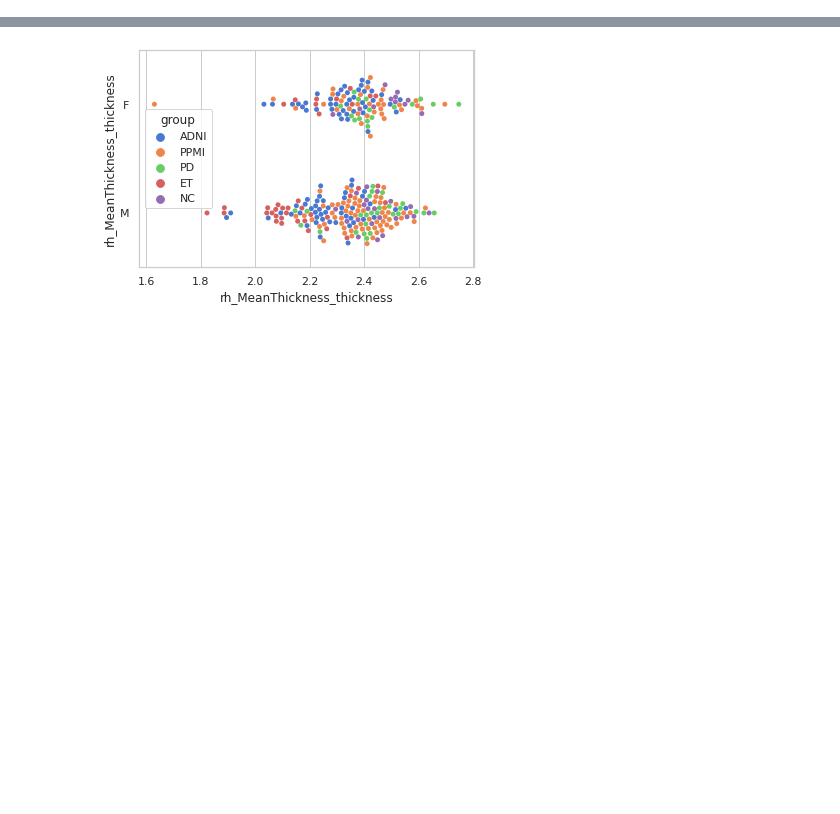
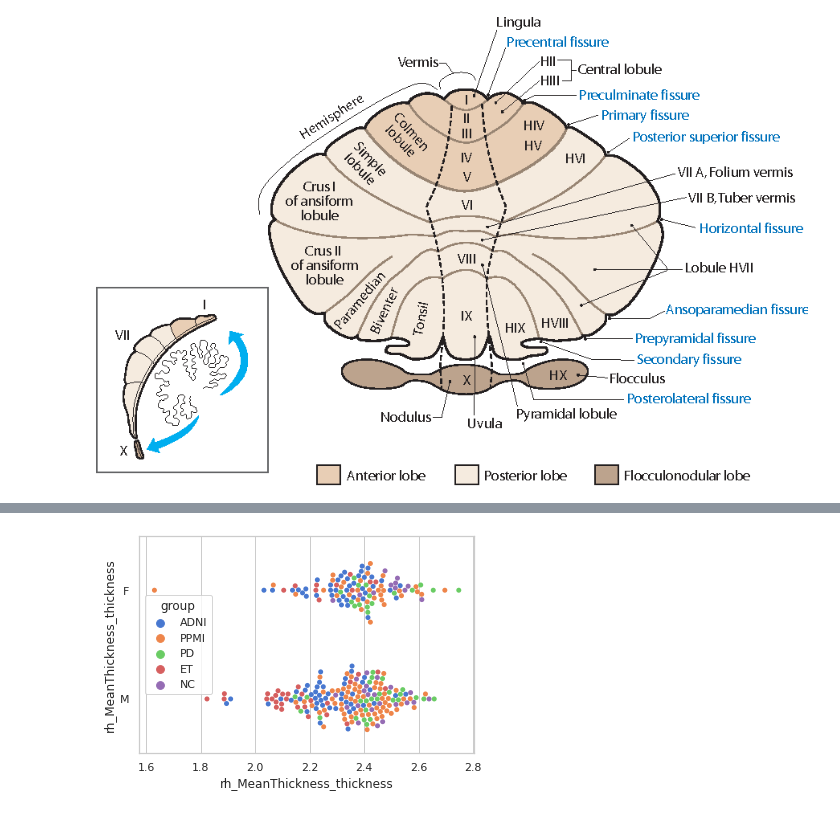
Before and after one commit to neurodatascience/ET_biomarker, a Jupyter notebook: stats/0_scratch.ipynb, the cells around one changed output, grey strips where cells are left out. Cells and saved outputs as stored; diff of their text form; code cells hidden in the pictures; blank space fills up the shorter version.

```diff
--- a/stats/0_scratch.ipynb
+++ b/stats/0_scratch.ipynb
@@ -45,0 +98,5 @@ print(SUIT_labels)
+# %%
+from IPython.display import Image
+Image("https://d3i71xaburhd42.cloudfront.net/4f1f2faa8782bf9f98d6bf2bf0393b03432f5b56/2-Figure1-1.png")
+# %% [output]
+[figure, added]
```
Also changed, not shown: parts of 18 cells of this notebook, 15 other files.
